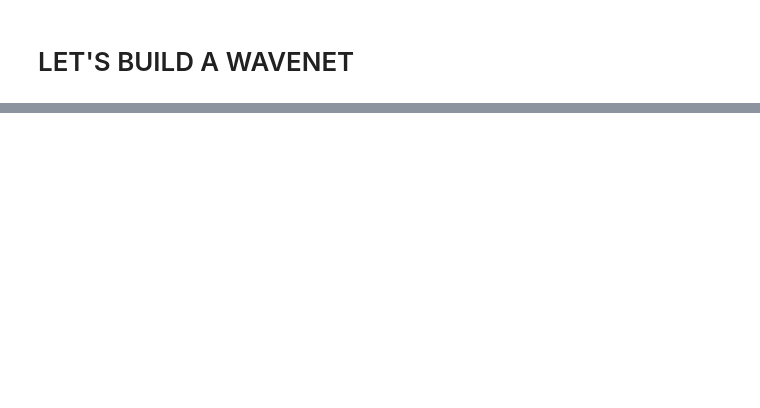
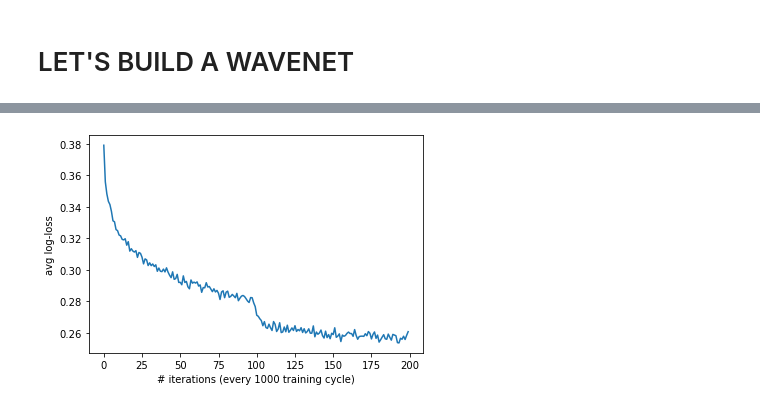
Before and after one commit to Vibhanshu17/Language-Model-from-Scratch, a Jupyter notebook: MakeMore/(5)_Building MakeMore.ipynb, the cells around one changed output, grey strips where cells are left out. Saved outputs shown, nothing was run; the diff lists cells and outputs as text; code cells hidden in the pictures; blank space fills up the shorter version.

```diff
--- a/MakeMore/(5)_Building MakeMore.ipynb
+++ b/MakeMore/(5)_Building MakeMore.ipynb
@@ -190,7 +194,7 @@ model = Sequential([
 # parameter init
 with torch.no_grad():
     # last layer: make less confident
-    layers[-1].weight *= 0.1
+    model.layers[-1].weight *= 0.1
     # all other layers: apply gain
 #     for layer in layers[:-1]:
 #         if isinstance(layer, Linear):
@@ -407,0 +378,36 @@ for p in model.parameters():
+# %%
+import time
+
+max_steps = 200000
+batch_size = 32
+lossi = []
+
+start_time = time.time()
+for i in range(max_steps):
+    # construct minibatch
+    ix = torch.randint(0, Xtr.shape[0], (batch_size,))
+    Xb, Yb = Xtr[ix], Ytr[ix]
+
+    # forward pass
+    logits = model(Xb)
+    loss = F.cross_entropy(logits, Yb)
+
+    # back prop
+#     for layer in layers:
+#         layer.out.retain_grad()
+    for p in model.parameters():
+        p.grad = None
+    loss.backward()
+
+    # update
+    lr = 0.1 if i < 100000 else 0.01 # step learning rate decay
+    for p in model.parameters():
+        p.data += -lr * p.grad
+
+    # track stats
+    lossi.append(loss.log10().item())
+    if i % 10000 == 0:
+        print(f'{i:7d}/{max_steps:7d}: {loss.item():.4f}')
+
+end = time.time()
+print('training time: %.2f s' % (end-start))
@@ -407,0 +432,6 @@ for p in model.parameters():
+# %%
+plt.plot(torch.tensor(lossi).view(-1, 1000).mean(1))
+plt.xlabel('# iterations (every 1000 training cycle)')
+plt.ylabel('avg log-loss');
+# %% [output]
+[figure, added]
```
Also changed, not shown: parts of 17 cells of this notebook.
